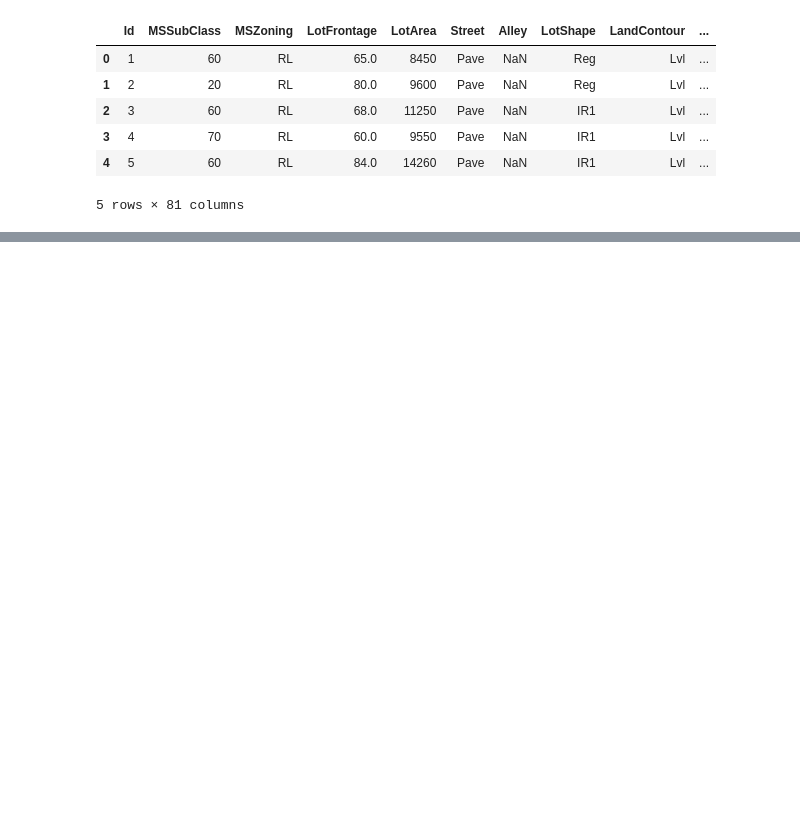
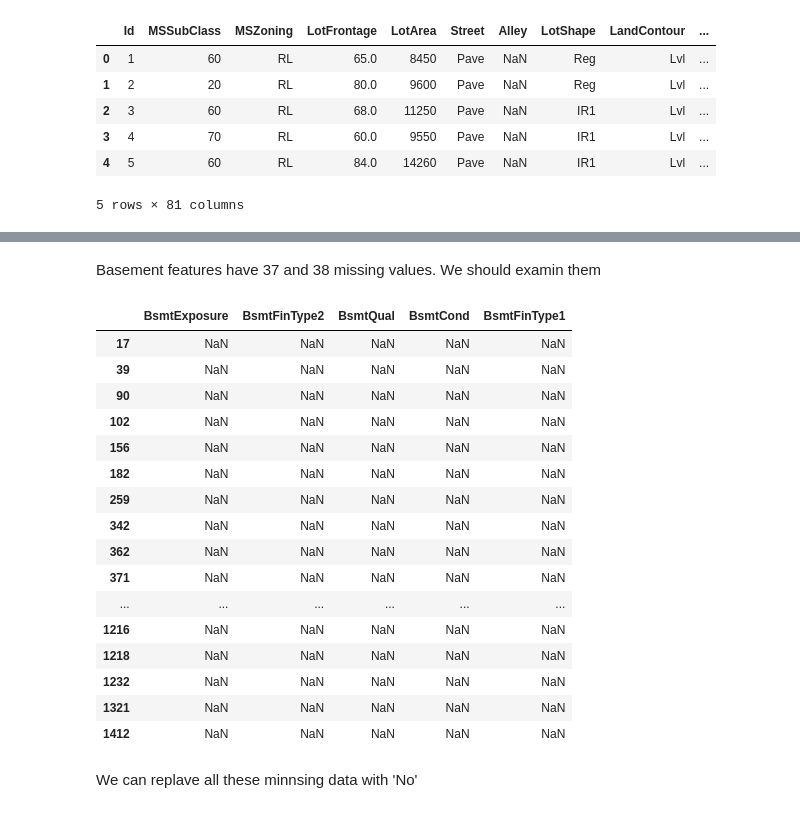
Before and after one commit to parthapbn/PythonProjects, a Jupyter notebook: ML_Kaggle/House_Price/housePrice.ipynb, the cells around one changed output, grey strips where cells are left out. Saved outputs shown, nothing was run; the diff lists cells and outputs as text; code cells hidden in the pictures; blank space fills up the shorter version.

```diff
--- a/ML_Kaggle/House_Price/housePrice.ipynb
+++ b/ML_Kaggle/House_Price/housePrice.ipynb
@@ -312,0 +83,2 @@ housingData.iloc[:, list(range(1,10))]
+# %%
+housingData= housingData.drop(['GarageYrBlt', 'GarageCars', 'GrLivArea'], axis= 1)
@@ -312,0 +156,24 @@ housingData.iloc[:, list(range(1,10))]
+# %% [markdown]
+Basement features have 37 and 38 missing values. We should examin them
+# %%
+housingData.loc[housingData['BsmtExposure'].isnull(), ['BsmtExposure', 'BsmtFinType2', 'BsmtQual', 'BsmtCond', 'BsmtFinType1']]
+# %% [output]
+|  | BsmtExposure | BsmtFinType2 | BsmtQual | BsmtCond | BsmtFinType1 |
+| 17 | NaN | NaN | NaN | NaN | NaN |
+| 39 | NaN | NaN | NaN | NaN | NaN |
+| 90 | NaN | NaN | NaN | NaN | NaN |
+| 102 | NaN | NaN | NaN | NaN | NaN |
+| 156 | NaN | NaN | NaN | NaN | NaN |
+| 182 | NaN | NaN | NaN | NaN | NaN |
+| 259 | NaN | NaN | NaN | NaN | NaN |
+| 342 | NaN | NaN | NaN | NaN | NaN |
+| 362 | NaN | NaN | NaN | NaN | NaN |
+| 371 | NaN | NaN | NaN | NaN | NaN |
+| ... | ... | ... | ... | ... | ... |
+| 1216 | NaN | NaN | NaN | NaN | NaN |
+| 1218 | NaN | NaN | NaN | NaN | NaN |
+| 1232 | NaN | NaN | NaN | NaN | NaN |
+| 1321 | NaN | NaN | NaN | NaN | NaN |
+| 1412 | NaN | NaN | NaN | NaN | NaN |
+# %% [markdown]
+We can replave all these minnsing data with 'No'
```
Also changed, not shown: parts of 52 cells of this notebook.
